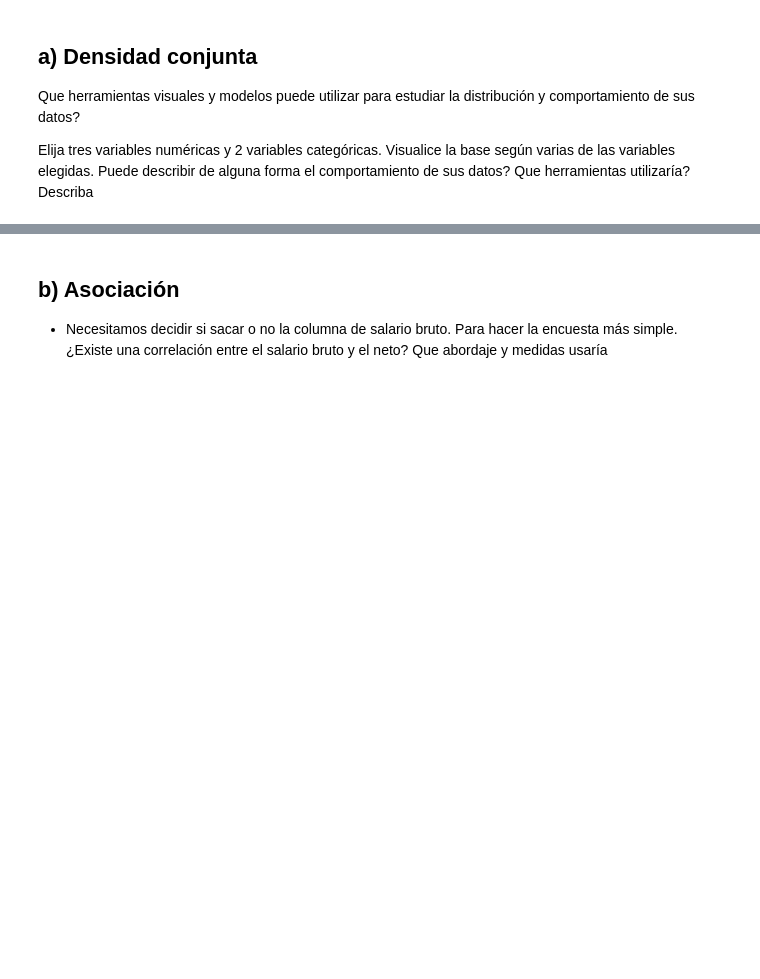
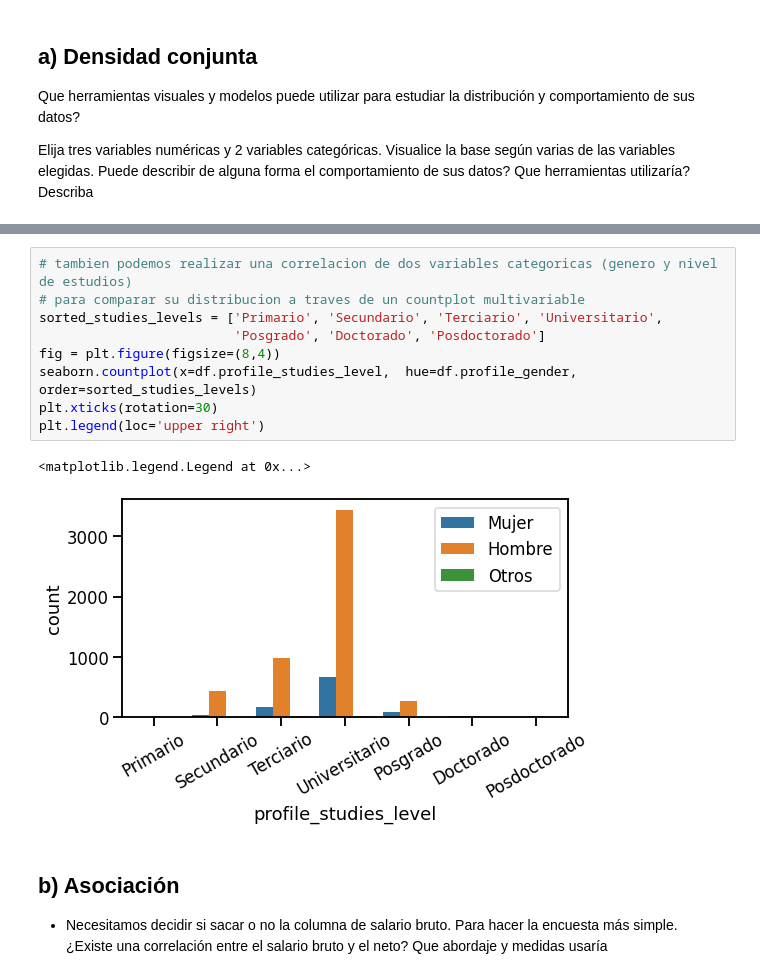
Before and after one commit to ekocian/diplodatos-g10, a Jupyter notebook: ayvd/Grupo_10_AyVD_Entregable_Parte_1.ipynb, the cells around one changed output, grey strips where cells are left out. Drawn from its saved outputs; the diff is of its cells as text; blank space fills up the shorter version.

```diff
--- a/ayvd/Grupo_10_AyVD_Entregable_Parte_1.ipynb
+++ b/ayvd/Grupo_10_AyVD_Entregable_Parte_1.ipynb
@@ -334,3 +346,15 @@ Elija tres variables numéricas y 2 variables categóricas. Visualice la base se
+# %%
+# tambien podemos realizar una correlacion de dos variables categoricas (genero y nivel de estudios)
+# para comparar su distribucion a traves de un countplot multivariable
+sorted_studies_levels = ['Primario', 'Secundario', 'Terciario', 'Universitario',
+                         'Posgrado', 'Doctorado', 'Posdoctorado']
+fig = plt.figure(figsize=(8,4))
+seaborn.countplot(x=df.profile_studies_level,  hue=df.profile_gender, order=sorted_studies_levels)
+plt.xticks(rotation=30)
+plt.legend(loc='upper right')
+# %% [output]
+<matplotlib.legend.Legend at 0x...>
+[figure, added]
 # %% [markdown]
 ## b) Asociación
 
```
Also changed, not shown: parts of 9 cells of this notebook.
